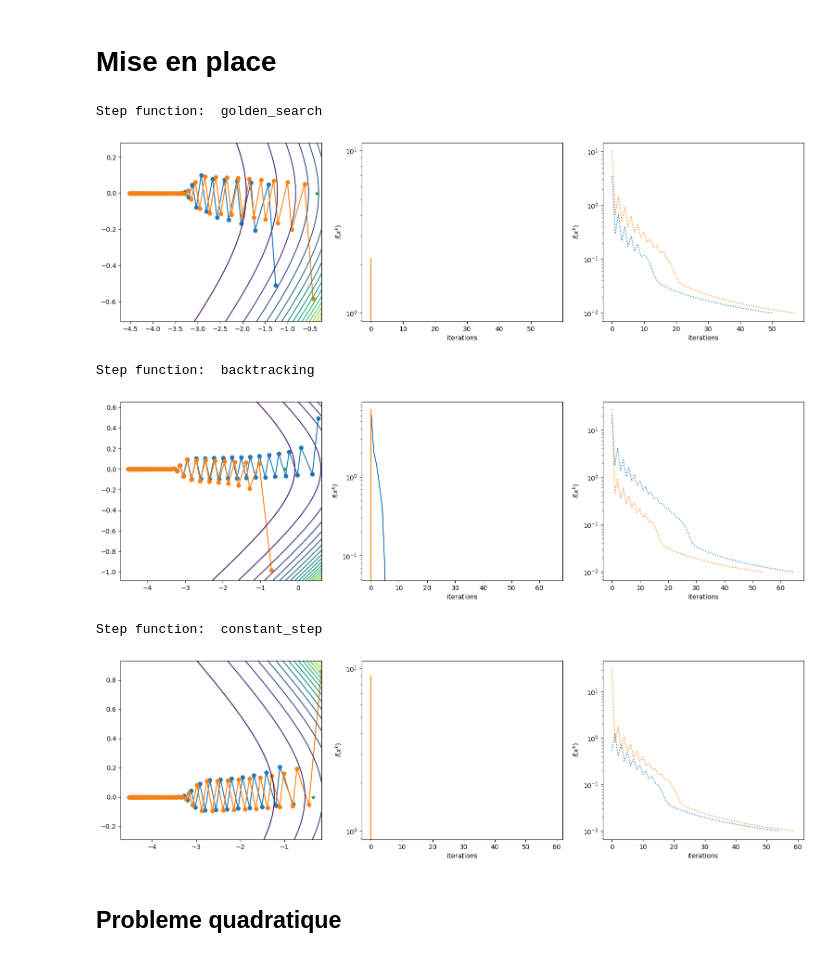
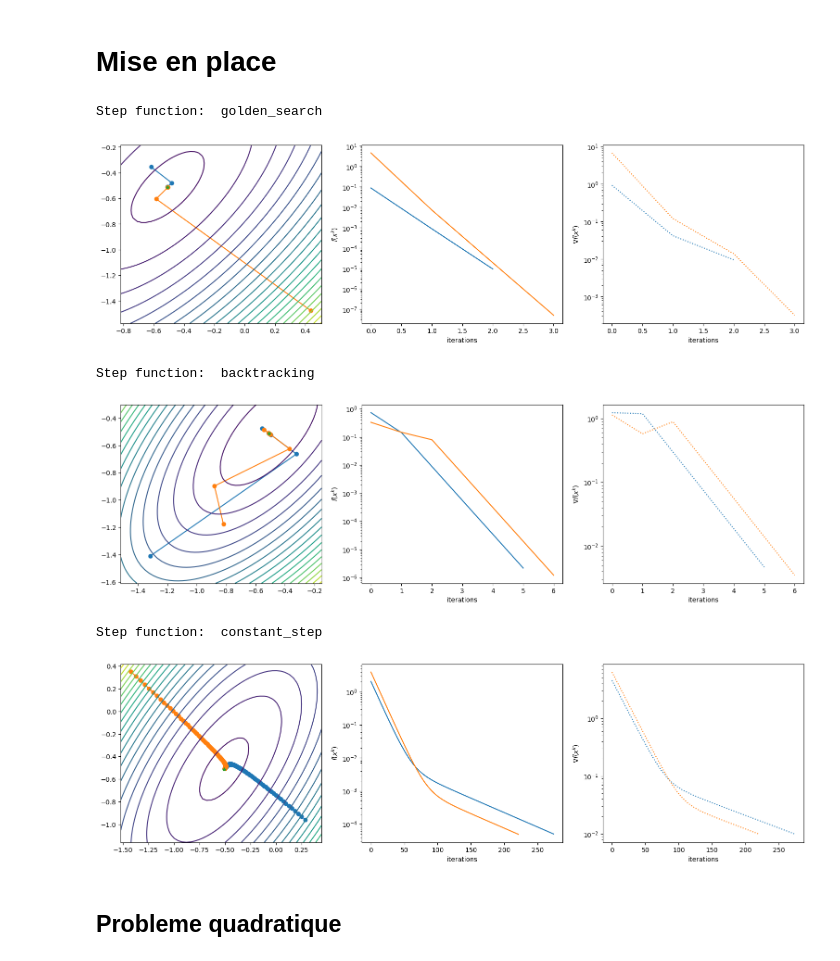
Before and after one commit to ba-talibe/TP_Analyse_Numerique, a Jupyter notebook: M1_SID/TP_descente_gradient.ipynb, the cells around one changed output. Saved outputs shown, nothing was run; the diff lists cells and outputs as text; code cells hidden in the pictures.

```diff
--- a/M1_SID/TP_descente_gradient.ipynb
+++ b/M1_SID/TP_descente_gradient.ipynb
@@ -35,10 +35,10 @@ def golden_search(f, a, b, epsilon=10**-4):
             a = c
     return (a + b) / 2
 
-
-def backtracking(cost, gradient, x, sigma_init=2, c=0.1, roo=0.5):
+def backtracking(cost, gradient, x, sigma_init=2, c=0.2, roo=0.5):
     dk = -gradient(x)
-    while cost(x + sigma_init*dk) >  - c*sigma_init*np.linalg.norm(dk)**2:
+    f_x = cost(x)
+    while cost(x + sigma_init*dk) > f_x  - c*sigma_init*dk@dk:
         sigma_init = roo*sigma_init
     return sigma_init
 
@@ -48,7 +48,7 @@ def get_step_function(cost, gradient, x, name='golden_search'):
     elif name == 'backtracking':
         return backtracking(cost, gradient, x)
     else:
-        return 1e-4
+        return 1e-2
 # %%
 def steepest_descent(x0,cost,gradient, step_f_name="golden_search", epsilon=1e-2, maxiter=100000):
     xlist = [x0] # list of points
@@ -68,7 +68,7 @@ def steepest_descent(x0,cost,gradient, step_f_name="golden_search", epsilon=1e-2
             break
     return xlist,flist,nlist
 # %%
-def visualize_gradient_descent(cost, gradient, xstar, step="golden_search", epsilon=1e-4, maxiter=100000):
+def visualize_gradient_descent(cost, gradient, xstar, step_f_name="golden_search", epsilon=1e-4, maxiter=100000):
     fmin  = cost(xstar)
 
     #grid
@@ -81,7 +81,7 @@ def visualize_gradient_descent(cost, gradient, xstar, step="golden_search", epsi
         x0 = np.copy(xstar) + 2.*(np.random.rand(2)-.5)
         #
         fig = plt.figure(1, figsize=(19,5))
-        xlist,flist,nlist =  steepest_descent(x0,cost,gradient,step_f_name="golden_search")
+        xlist,flist,nlist =  steepest_descent(x0,cost,gradient,step_f_name=step_f_name)
         xlist = np.asarray(xlist)
         #
         plt.subplot(1,3,1)
@@ -99,39 +99,40 @@ def visualize_gradient_descent(cost, gradient, xstar, step="golden_search", epsi
 
         plt.subplot(1,3,3)
         plt.semilogy(nlist,':')
         plt.xlabel('iterations')
-        plt.ylabel(r'$f(x^k)$')
+        plt.ylabel(r'$\nabla f(x^k)$')
 
 
     #
     xgrid = np.arange(ax,bx,(bx-ax)/50)
     ygrid = np.arange(ay,by,(by-ay)/50)
     X, Y = np.meshgrid(xgrid, ygrid)
     Z = np.zeros(X.shape)
     for i in range(Z.shape[0]):
         for j in range(Z.shape[1]):
             Z[i,j] = cost(np.array([X[i,j],Y[i,j]]))
 
     plt.subplot(1,3,1)
     plt.contour(X, Y, Z,21)
 
     plt.plot(xstar[0], xstar[1],'*',label='points')
     plt.show()
 
 
+
 step_funtion =  ["golden_search", "backtracking", "constant_step"]
 
-# step_funtion =  ["golden_search"]
+# step_funtion =  ["backtracking"]
 for step_f in step_funtion:
     print("Step function: ", step_f)
-    visualize_gradient_descent(cost, gradient, xstar, step=step_f)
+    visualize_gradient_descent(cost, gradient, xstar, step_f_name=step_f)
 # %% [output]
 Step function:  golden_search
-[figure, old version]
+[figure, new version]
 Step function:  backtracking
-[figure, old version]
+[figure, new version]
 Step function:  constant_step
-[figure, old version]
+[figure, new version]
 # %% [markdown]
 ## Probleme quadratique
 # %%
```
Also changed, not shown: parts of 1 cell of this notebook.
